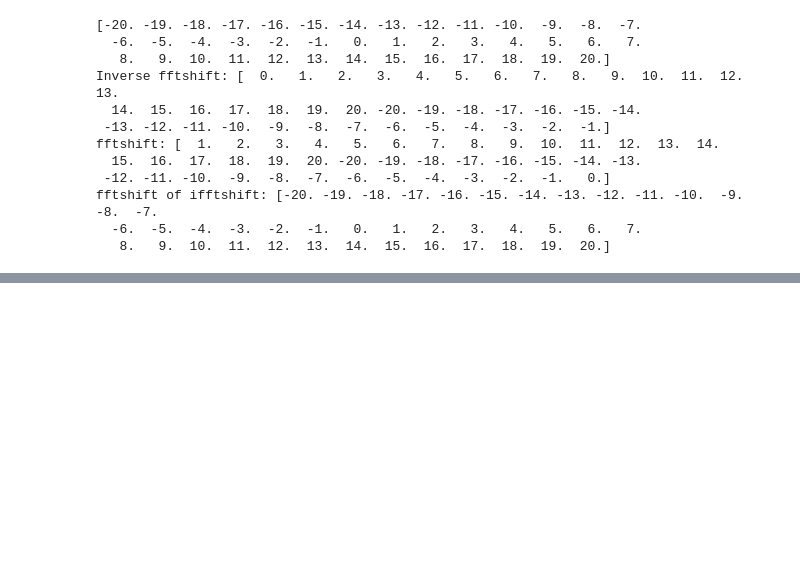
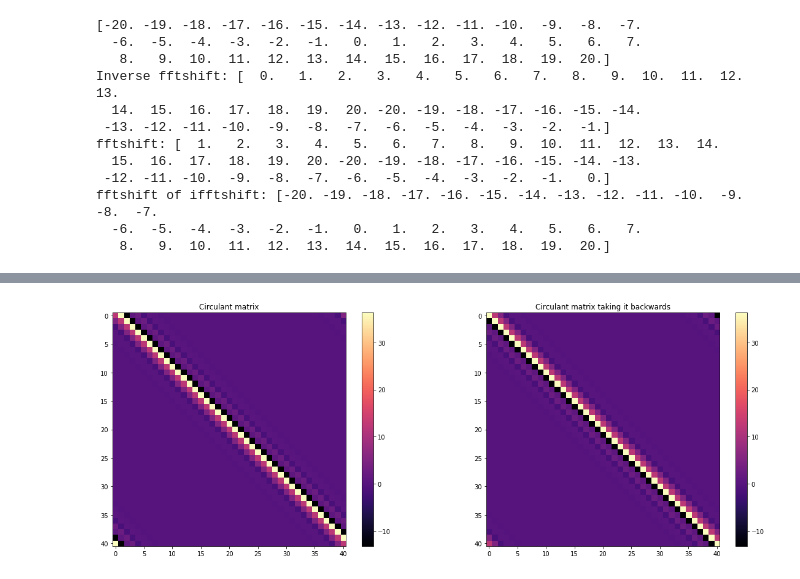
Before and after one commit to jamontanac/Tesis_Master, a Jupyter notebook: XY_model/Fourier_diagonalization/Intento_02_09_19.ipynb, the cells around one changed output, grey strips where cells are left out. Cells and saved outputs as stored; diff of their text form; code cells hidden in the pictures; blank space fills up the shorter version.

```diff
--- a/XY_model/Fourier_diagonalization/Intento_02_09_19.ipynb
+++ b/XY_model/Fourier_diagonalization/Intento_02_09_19.ipynb
@@ -292,0 +296,13 @@ plt.plot(fft(fftshift(Mplusband_new)))
+# %%
+plt.figure(figsize=(20,7))
+plt.subplot(1,2,1)
+plt.title("Circulant matrix")
+plt.imshow(circulant(Fourier_Transform_fft.real),cmap="magma")
+plt.colorbar()
+plt.subplot(1,2,2)
+plt.title("Circulant matrix taking it backwards")
+plt.imshow(circulant(Fourier_Transform_fft.real[::-1]),cmap="magma")
+plt.colorbar()
+plt.show()
+# %% [output]
+[figure, added]
```
Also changed, not shown: parts of 17 cells of this notebook, 1 other file.
